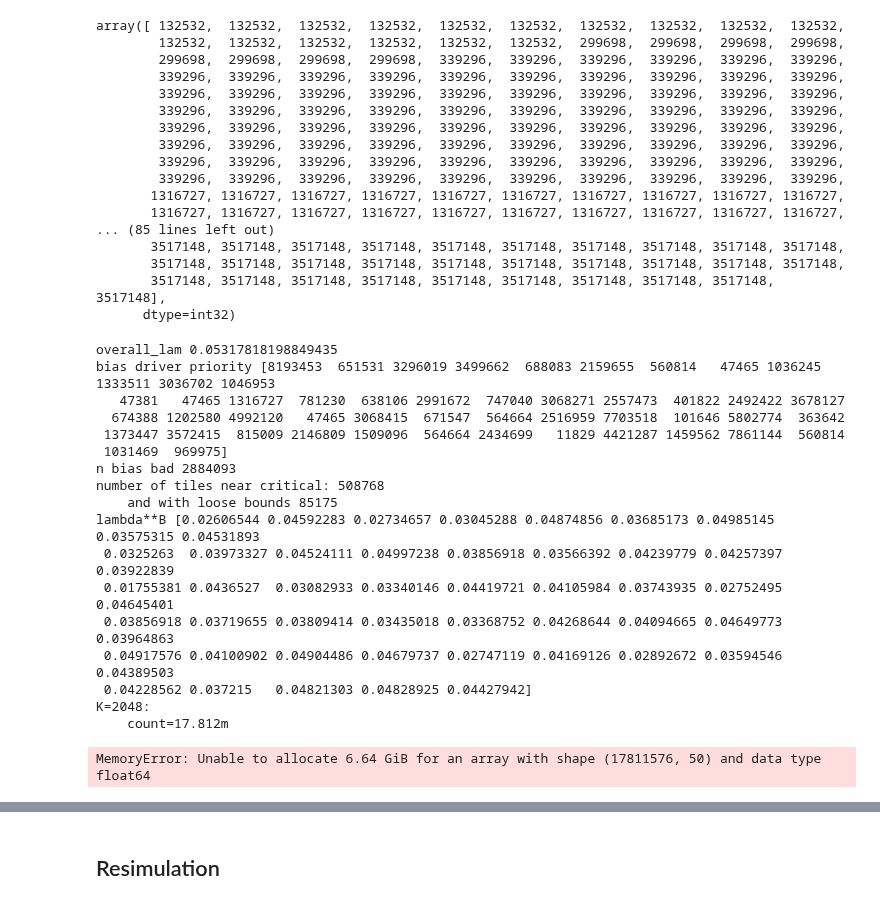
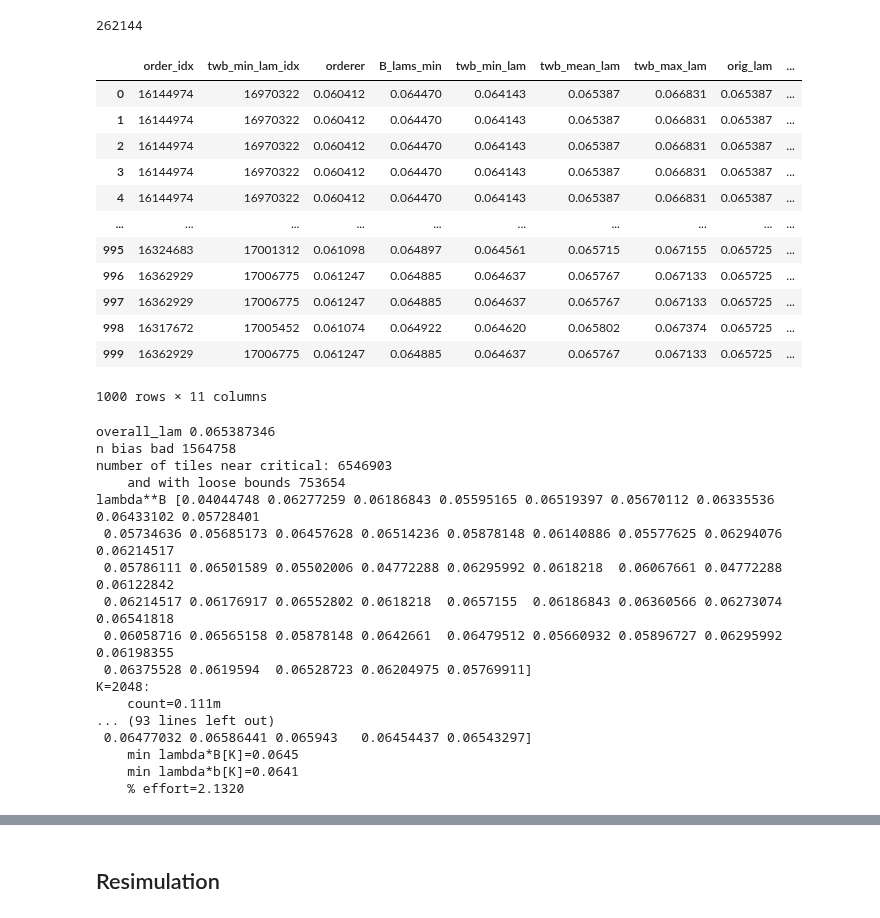
Before and after one commit to Confirm-Solutions/confirmasaurus, a Jupyter notebook: research/adagrid/inspector.ipynb, the cells around one changed output, grey strips where cells are left out. Cells and saved outputs as stored; diff of their text form; code cells hidden in the pictures.

```diff
--- a/research/adagrid/inspector.ipynb
+++ b/research/adagrid/inspector.ipynb
@@ -270,26 +133,26 @@ overall driver priority [ 132532  132532  132532  132532  132532  132532  132532
-# %%
-np.maximum.accumulate(overall_priority)
-# %% [output]
-array([ 132532,  132532,  132532,  132532,  132532,  132532,  132532,  132532,  132532,  132532,
-        132532,  132532,  132532,  132532,  132532,  132532,  299698,  299698,  299698,  299698,
-        299698,  299698,  299698,  299698,  339296,  339296,  339296,  339296,  339296,  339296,
-        339296,  339296,  339296,  339296,  339296,  339296,  339296,  339296,  339296,  339296,
-        339296,  339296,  339296,  339296,  339296,  339296,  339296,  339296,  339296,  339296,
-        339296,  339296,  339296,  339296,  339296,  339296,  339296,  339296,  339296,  339296,
-        339296,  339296,  339296,  339296,  339296,  339296,  339296,  339296,  339296,  339296,
-        339296,  339296,  339296,  339296,  339296,  339296,  339296,  339296,  339296,  339296,
-        339296,  339296,  339296,  339296,  339296,  339296,  339296,  339296,  339296,  339296,
-        339296,  339296,  339296,  339296,  339296,  339296,  339296,  339296,  339296,  339296,
-       1316727, 1316727, 1316727, 1316727, 1316727, 1316727, 1316727, 1316727, 1316727, 1316727,
-       1316727, 1316727, 1316727, 1316727, 1316727, 1316727, 1316727, 1316727, 1316727, 1316727,
-... (85 lines left out)
-       3517148, 3517148, 3517148, 3517148, 3517148, 3517148, 3517148, 3517148, 3517148, 3517148,
-       3517148, 3517148, 3517148, 3517148, 3517148, 3517148, 3517148, 3517148, 3517148, 3517148,
-       3517148, 3517148, 3517148, 3517148, 3517148, 3517148, 3517148, 3517148, 3517148, 3517148],
-      dtype=int32)
+# %%
+tile_report(cr.refine_dangerous)['sim_size'].min()
+# %% [output]
+262144
+# %%
+overall_rpt = tile_report(S.orig_lam.argsort()[:1000])
+overall_rpt
+# %% [output]
+|  | order_idx | twb_min_lam_idx | orderer | B_lams_min | twb_min_lam | twb_mean_lam | twb_max_lam | orig_lam | ... |
+| 0 | 16144974 | 16970322 | 0.060412 | 0.064470 | 0.064143 | 0.065387 | 0.066831 | 0.065387 | ... |
+| 1 | 16144974 | 16970322 | 0.060412 | 0.064470 | 0.064143 | 0.065387 | 0.066831 | 0.065387 | ... |
+| 2 | 16144974 | 16970322 | 0.060412 | 0.064470 | 0.064143 | 0.065387 | 0.066831 | 0.065387 | ... |
+| 3 | 16144974 | 16970322 | 0.060412 | 0.064470 | 0.064143 | 0.065387 | 0.066831 | 0.065387 | ... |
+| 4 | 16144974 | 16970322 | 0.060412 | 0.064470 | 0.064143 | 0.065387 | 0.066831 | 0.065387 | ... |
+| ... | ... | ... | ... | ... | ... | ... | ... | ... | ... |
+| 995 | 16324683 | 17001312 | 0.061098 | 0.064897 | 0.064561 | 0.065715 | 0.067155 | 0.065725 | ... |
+| 996 | 16362929 | 17006775 | 0.061247 | 0.064885 | 0.064637 | 0.065767 | 0.067133 | 0.065725 | ... |
+| 997 | 16362929 | 17006775 | 0.061247 | 0.064885 | 0.064637 | 0.065767 | 0.067133 | 0.065725 | ... |
+| 998 | 16317672 | 17005452 | 0.061074 | 0.064922 | 0.064620 | 0.065802 | 0.067374 | 0.065725 | ... |
+| 999 | 16362929 | 17006775 | 0.061247 | 0.064885 | 0.064637 | 0.065767 | 0.067133 | 0.065725 | ... |
+1000 rows × 11 columns
 # %%
 print('overall_lam', cr.overall_lam)
-print('bias driver priority', find_queue_position(twb_B_lamss))
 B_min = S.B_lam.min(axis=1)
 bias_bad = B_min < cr.overall_lam
 print('n bias bad', np.sum(bias_bad))
@@ -316,25 +179,24 @@ for K in np.unique(S.sim_sizes):
     print(f'    count={count / 1e6:.3f}m')
     print(f'    lambda**B[K]={S.B_lam[sel].min(axis=0)}')
     print(f'    min lambda*B[K]={np.min(S.B_lam[sel].min(axis=1)):.4f}')
-    print(f'    min lambda*b[K]={np.min(S.twb_min_lam):.4f}')
+    print(f'    min lambda*b[K]={np.min(S.twb_min_lam[sel]):.4f}')
     effort = K * count / total_effort
     print(f'    % effort={100 * effort:.4f}')
 # %% [output]
-overall_lam 0.05317818198849435
-bias driver priority [8193453  651531 3296019 3499662  688083 2159655  560814   47465 1036245 1333511 3036702 1046953
-   47381   47465 1316727  781230  638106 2991672  747040 3068271 2557473  401822 2492422 3678127
-  674388 1202580 4992120   47465 3068415  671547  564664 2516959 7703518  101646 5802774  363642
- 1373447 3572415  815009 2146809 1509096  564664 2434699   11829 4421287 1459562 7861144  560814
- 1031469  969975]
-n bias bad 2884093
-number of tiles near critical: 508768
-    and with loose bounds 85175
-lambda**B [0.02606544 0.04592283 0.02734657 0.03045288 0.04874856 0.03685173 0.04985145 0.03575315 0.04531893
- 0.0325263  0.03973327 0.04524111 0.04997238 0.03856918 0.03566392 0.04239779 0.04257397 0.03922839
- 0.01755381 0.0436527  0.03082933 0.03340146 0.04419721 0.04105984 0.03743935 0.02752495 0.04645401
- 0.03856918 0.03719655 0.03809414 0.03435018 0.03368752 0.04268644 0.04094665 0.04649773 0.03964863
- 0.04917576 0.04100902 0.04904486 0.04679737 0.02747119 0.04169126 0.02892672 0.03594546 0.04389503
- 0.04228562 0.037215   0.04821303 0.04828925 0.04427942]
+overall_lam 0.065387346
+n bias bad 1564758
+number of tiles near critical: 6546903
+    and with loose bounds 753654
+lambda**B [0.04044748 0.06277259 0.06186843 0.05595165 0.06519397 0.05670112 0.06335536 0.06433102 0.05728401
+ 0.05734636 0.05685173 0.06457628 0.06514236 0.05878148 0.06140886 0.05577625 0.06294076 0.06214517
+ 0.05786111 0.06501589 0.05502006 0.04772288 0.06295992 0.0618218  0.06067661 0.04772288 0.06122842
+ 0.06214517 0.06176917 0.06552802 0.0618218  0.0657155  0.06186843 0.06360566 0.06273074 0.06541818
+ 0.06058716 0.06565158 0.05878148 0.0642661  0.06479512 0.05660932 0.05896727 0.06295992 0.06198355
+ 0.06375528 0.0619594  0.06528723 0.06204975 0.05769911]
 K=2048:
-    count=17.812m
+    count=0.111m
+... (93 lines left out)
+ 0.06477032 0.06586441 0.065943   0.06454437 0.06543297]
+    min lambda*B[K]=0.0645
+    min lambda*b[K]=0.0641
+    % effort=2.1320
-MemoryError: Unable to allocate 6.64 GiB for an array with shape (17811576, 50) and data type float64
```
Also changed, not shown: parts of 51 cells of this notebook, 2 other files.
